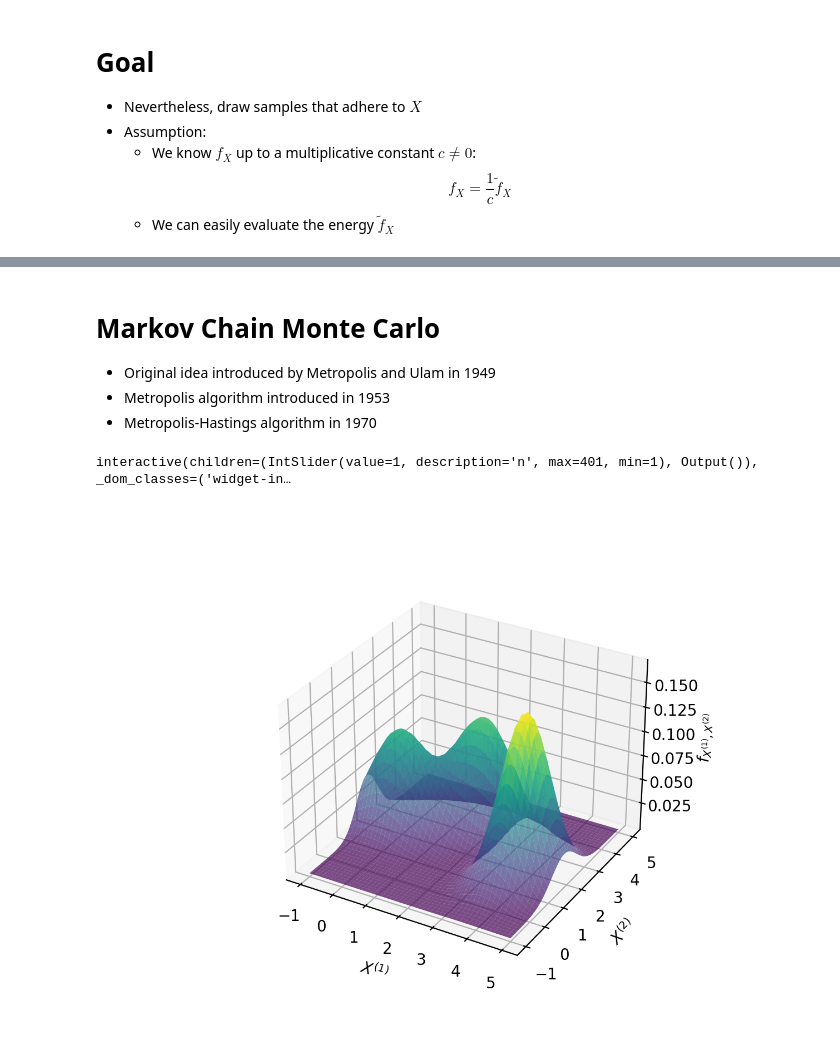
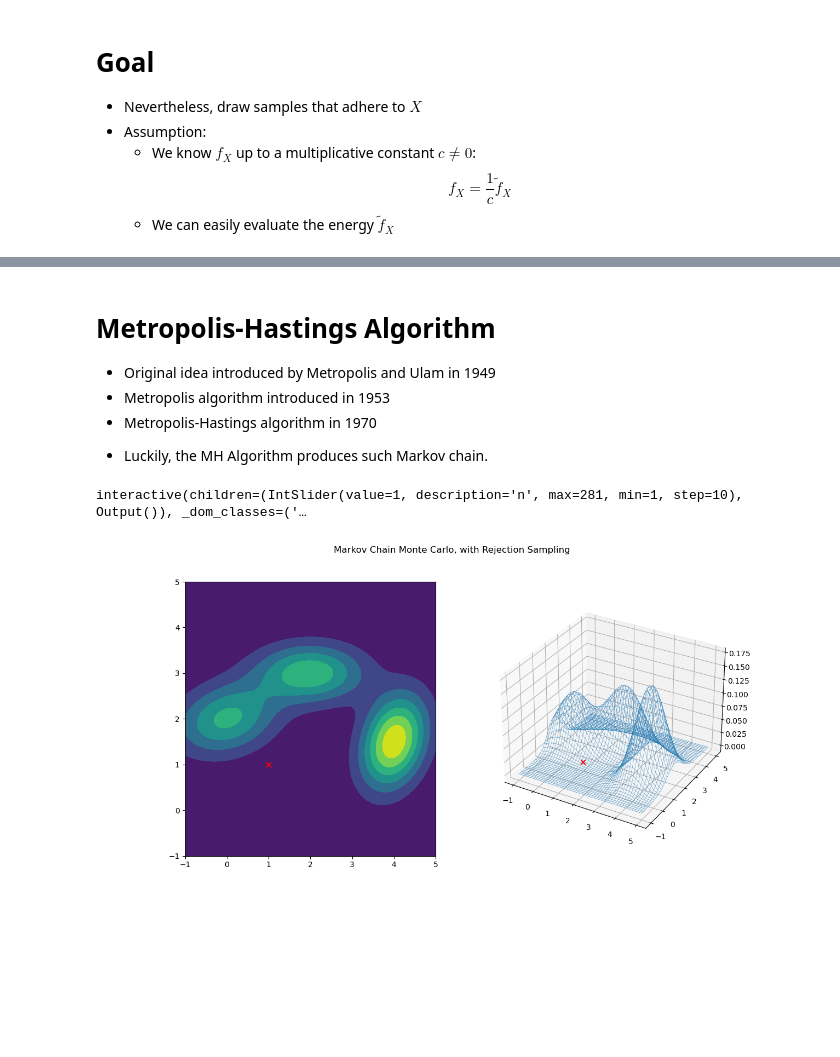
Before and after one commit to f-ilic/cib_seminar, a Jupyter notebook: classic_mcmc.ipynb, the cells around one changed output, grey strips where cells are left out. Cells and saved outputs as stored; diff of their text form; code cells hidden in the pictures; blank space fills up the shorter version.

```diff
--- a/classic_mcmc.ipynb
+++ b/classic_mcmc.ipynb
@@ -60,15 +87,17 @@ $$
 # %% [markdown]
-# Markov Chain Monte Carlo
+# Metropolis-Hastings Algorithm
 
 * Original idea introduced by Metropolis and Ulam in 1949
 * Metropolis algorithm introduced in 1953
 * Metropolis-Hastings algorithm in 1970
+- Luckily, the MH Algorithm produces such Markov chain.
 # %%
 %matplotlib widget
 
 import matplotlib.pyplot as plt
 import numpy as np
 
+np.random.seed(4)
 
 def squared_mahalanobis_dist(d, metric):
     return np.sum(((d @ metric) * d), axis=-1)
@@ -94,7 +123,7 @@ def gmm(x, alphas, means, covs):
     return density
 
 # Make data.
-n_points = 50
+n_points = 500
 X1 = np.linspace(-1, 5, n_points)
 X2 = np.linspace(-1, 5, n_points)
 xx, yy = np.meshgrid(X1, X2)
@@ -111,16 +140,24 @@ covs = np.array([[[0.7, 0.1],
 
 joint = gmm(grid, alphas, means, covs).reshape(n_points, n_points)
 
-fig, ax = plt.subplots(subplot_kw={"projection": "3d"}, dpi=200)
+fig = plt.figure(figsize=(13, 6.5))
+fig.suptitle('Markov Chain Monte Carlo, with Rejection Sampling')
+ax2d = fig.add_subplot(1, 2, 1)
 
-surf = ax.plot_surface(xx, yy, joint, antialiased=True, alpha=0.7, cmap="viridis")
+ax = fig.add_subplot(1, 2, 2, projection='3d')
+
+fig.canvas.header_visible = False
+fig.canvas.footer_visible = False
+
+# surf = ax.plot_surface(xx, yy, joint, alpha=1, cmap="viridis")
 ax.set_xlabel(r"$X^{(1)}$")
 ax.set_ylabel(r"$X^{(2)}$")
 ax.set_zlabel(r"$f_{X^{(1)}, X^{(2)}}$")
+# ax2d.contourf(xx, yy, joint, alpha=0.7, cmap="viridis")
 
-def metropolis_hastings(density, steps):
+def metropolis_hastings(density, steps, stepsize=5 * 0.01):
     rand = np.random.default_rng(1337)
-    sigma = 5 * 0.01
+    sigma = stepsize
     start = np.array([[1, 1]])
     trajectory = [start]
     densities = [density(start)]
@@ -128,41 +165,46 @@ def metropolis_hastings(density, steps):
     for i in range(steps):
         old = trajectory[-1]
         proposal = old + sigma * np.random.randn(*old.shape)
 
         density_proposal = density(proposal)
         density_old = density(old)
         acceptance_probability = np.minimum(1, density_proposal / density_old)
         u = np.random.rand()
         if u <= acceptance_probability:
             trajectory.append(proposal)
             densities.append(density_proposal)
         else:
             trajectory.append(old)
             densities.append(density_old)
 
     return np.array(trajectory), np.array(densities)
 
 
 def gmm_density(x):
     return gmm(x, alphas, means, covs)
 
 
-trajectory, densities = metropolis_hastings(gmm_density, 400)
+trajectory, densities = metropolis_hastings(gmm_density, 280)
 
-alphas = np.geomspace(0.1, 1, len(trajectory))
 from ipywidgets import *
 
-@widgets.interact(n=(1, len(trajectory), 1))
+@widgets.interact(n=(1, len(trajectory), 10))
+
 def update(n=1):
 
-    for a, start, end, d_start, d_end in zip(alphas, trajectory[:n-1], trajectory[1:n], densities[:n-1], densities[1:n]):
-        x = np.array([start[0, 0], end[0, 0]])
-        y = np.array([start[0, 1], end[0, 1]])
-        z = np.array([d_start[0], d_end[0]]) + 0.0001
-        ax.plot(x, y, z, alpha=a, c="r", zorder=10)
+    ax.clear()
+    ax2d.clear()
+    ax2d.contourf(xx, yy, joint, cmap="viridis")
+    ax.plot_wireframe(xx, yy, joint, cmap="viridis", linewidth=0.3)
+    everynth = 20
+    for xs, ys, zs in zip(trajectory[0:n:everynth], trajectory[0:n:everynth], densities[0:n:everynth]):
+        x = xs.ravel()[0]
+        y = ys.ravel()[1]
+        z = zs.ravel() + 0.0001
+        ax.scatter(x, y, z, s=40, zorder=10, marker="x", color="r")
 
-
+    ax2d.scatter(trajectory[n-1][0, 0], trajectory[n-1][0, 1], c="r", s=40, zorder=2, marker="x")
 plt.show()
 # %% [output]
-interactive(children=(IntSlider(value=1, description='n', max=401, min=1), Output()), _dom_classes=('widget-in…
+interactive(children=(IntSlider(value=1, description='n', max=281, min=1, step=10), Output()), _dom_classes=('…
-[figure, old version]
+[figure, new version]
```
Also changed, not shown: parts of 11 cells of this notebook.
